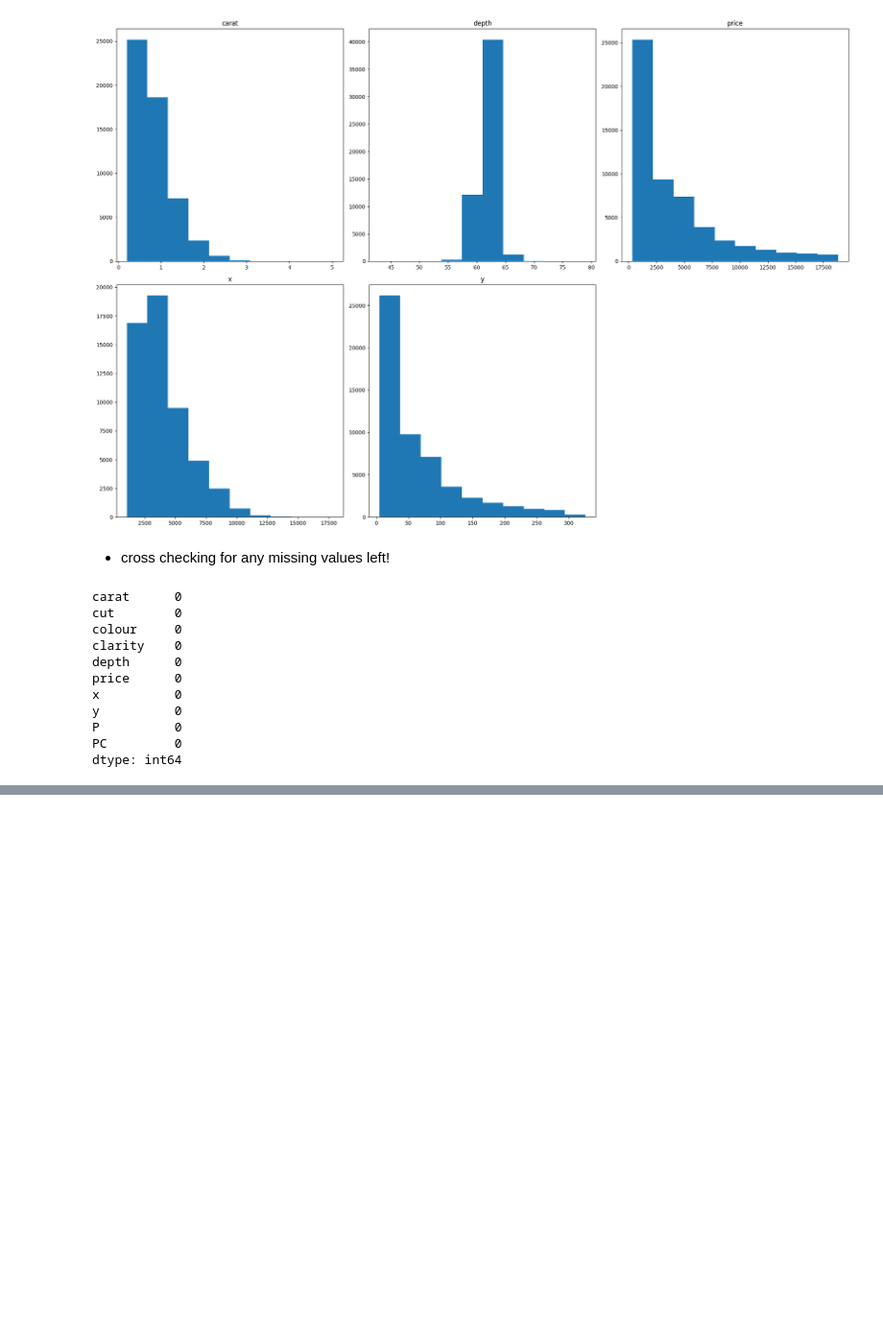
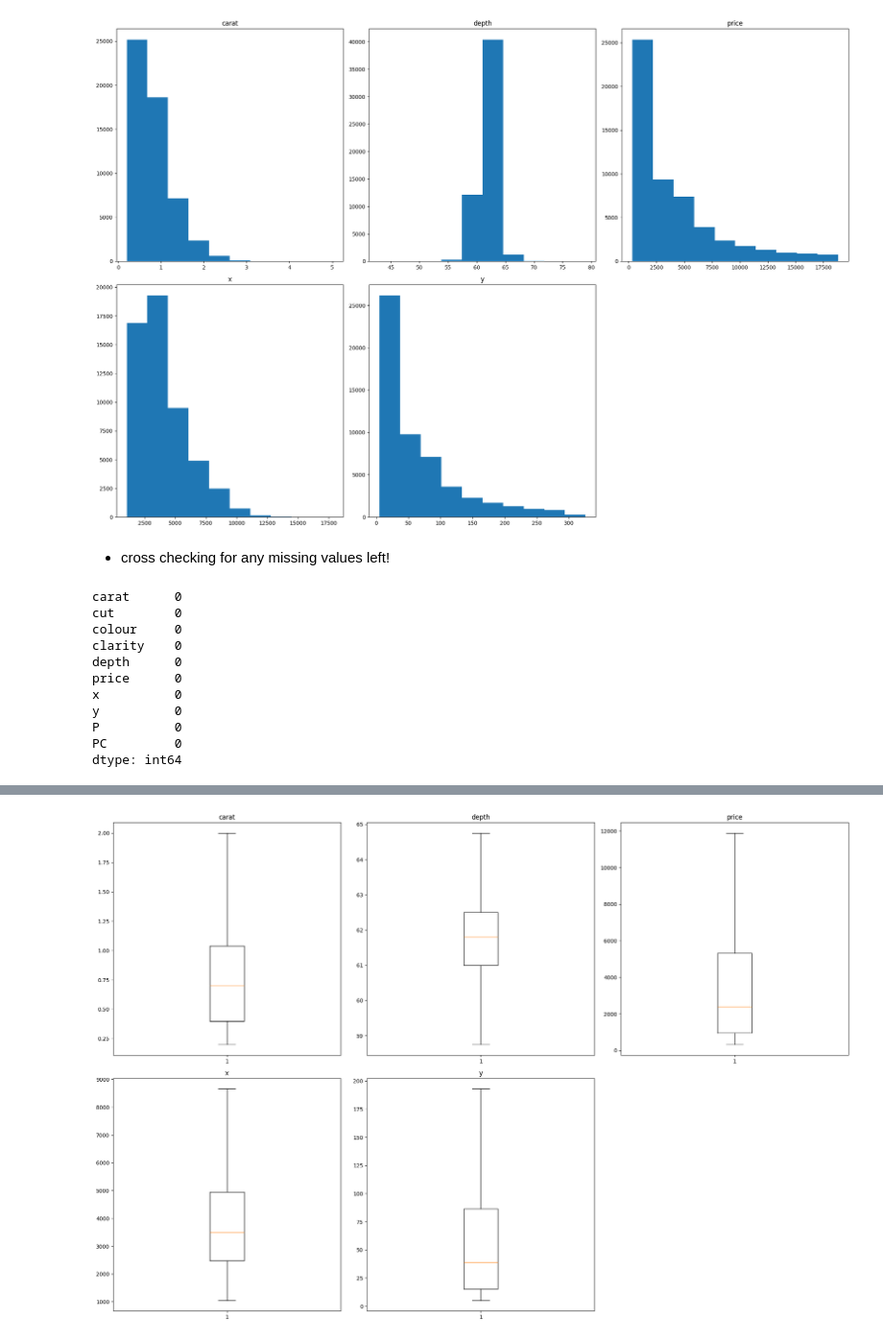
Before and after one commit to Data-Science-UCU-Chapter/Training-code-, a Jupyter notebook: first.ipynb, the cells around one changed output, grey strips where cells are left out. Shown: that part at 96% size. Cells and saved outputs as stored; diff of their text form; code cells hidden in the pictures; blank space fills up the shorter version.

```diff
--- a/first.ipynb
+++ b/first.ipynb
@@ -123,0 +159,4 @@ dtype: int64
+# %%
+box_plotting(cont_cols)
+# %% [output]
+[figure, added]
```
Also changed, not shown: parts of 8 cells of this notebook.
